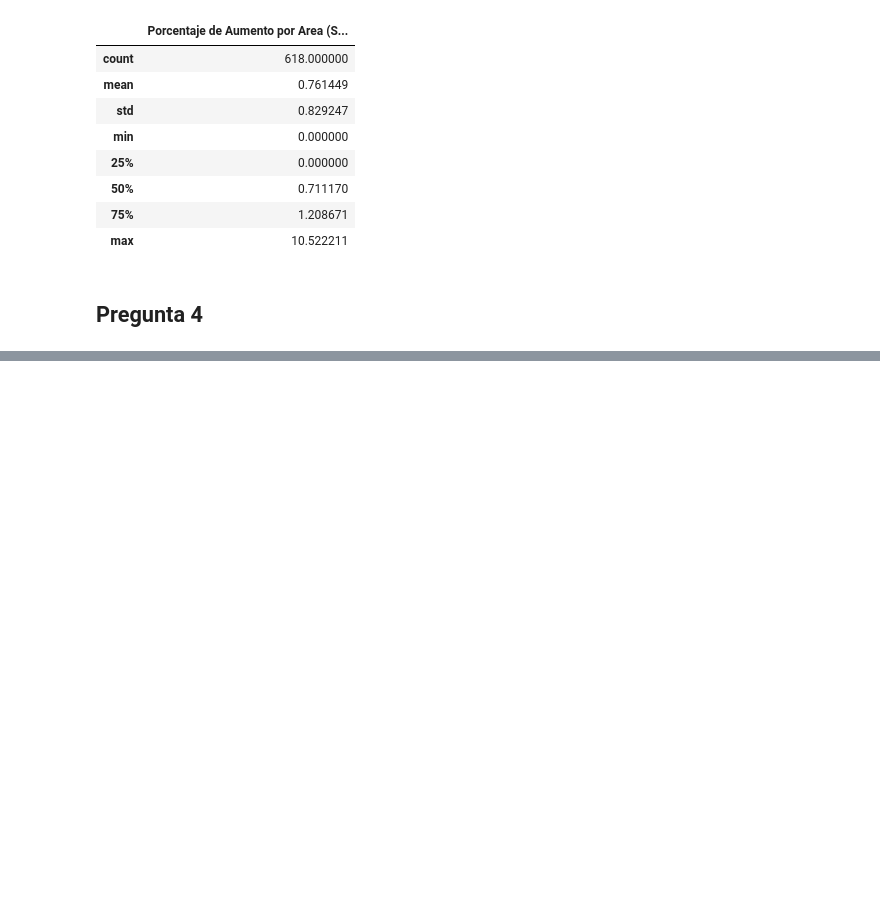
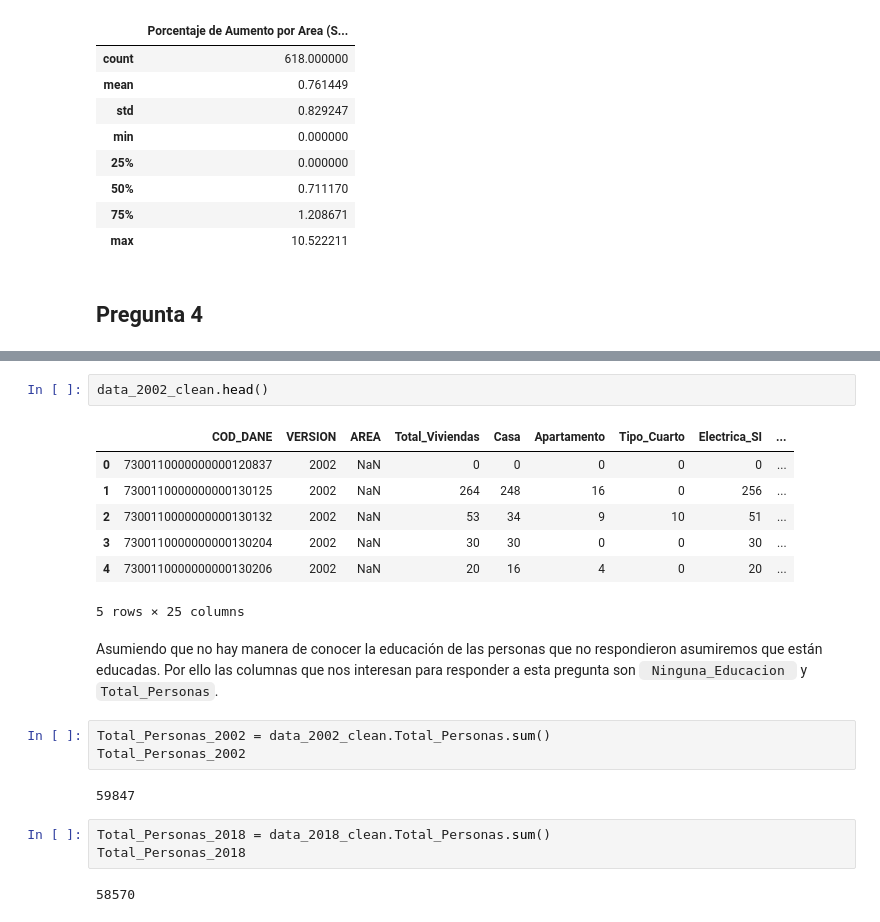
Before and after one commit to ibai4119/DataTraffic, a Jupyter notebook: code.ipynb, the cells around one changed output, grey strips where cells are left out. Cells and saved outputs as stored; diff of their text form; blank space fills up the shorter version.

```diff
--- a/code.ipynb
+++ b/code.ipynb
@@ -212,0 +230,22 @@ aumento_secundaria.describe()
+# %%
+data_2002_clean.head()
+# %% [output]
+|  | COD_DANE | VERSION | AREA | Total_Viviendas | Casa | Apartamento | Tipo_Cuarto | Electrica_SI | ... |
+| 0 | 7300110000000000120837 | 2002 | NaN | 0 | 0 | 0 | 0 | 0 | ... |
+| 1 | 7300110000000000130125 | 2002 | NaN | 264 | 248 | 16 | 0 | 256 | ... |
+| 2 | 7300110000000000130132 | 2002 | NaN | 53 | 34 | 9 | 10 | 51 | ... |
+| 3 | 7300110000000000130204 | 2002 | NaN | 30 | 30 | 0 | 0 | 30 | ... |
+| 4 | 7300110000000000130206 | 2002 | NaN | 20 | 16 | 4 | 0 | 20 | ... |
+5 rows × 25 columns
+# %% [markdown]
+Asumiendo que no hay manera de conocer la educación de las personas que no respondieron asumiremos que están educadas. Por ello las columnas que nos interesan para responder a esta pregunta son <code> Ninguna_Educacion </code> y <code>Total_Personas</code>.
+# %%
+Total_Personas_2002 = data_2002_clean.Total_Personas.sum()
+Total_Personas_2002
+# %% [output]
+59847
+# %%
+Total_Personas_2018 = data_2018_clean.Total_Personas.sum()
+Total_Personas_2018
+# %% [output]
+58570
```
Also changed, not shown: parts of 27 cells of this notebook, 1 other file.
